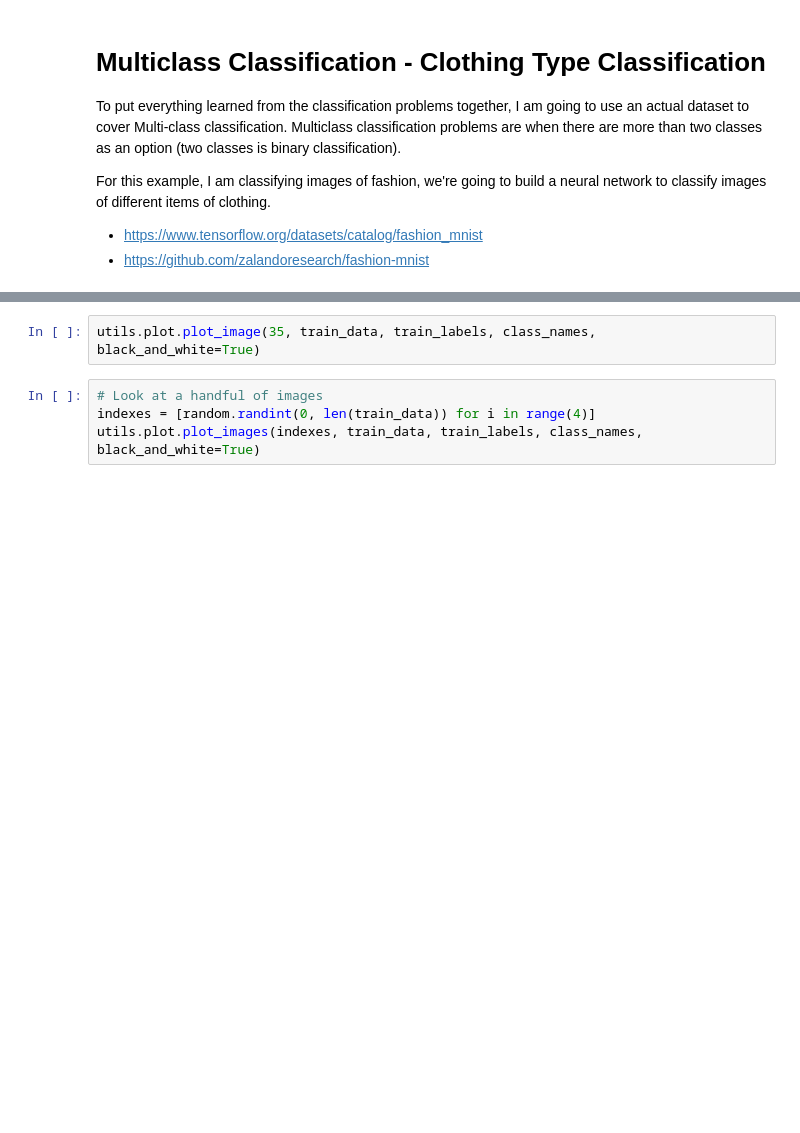
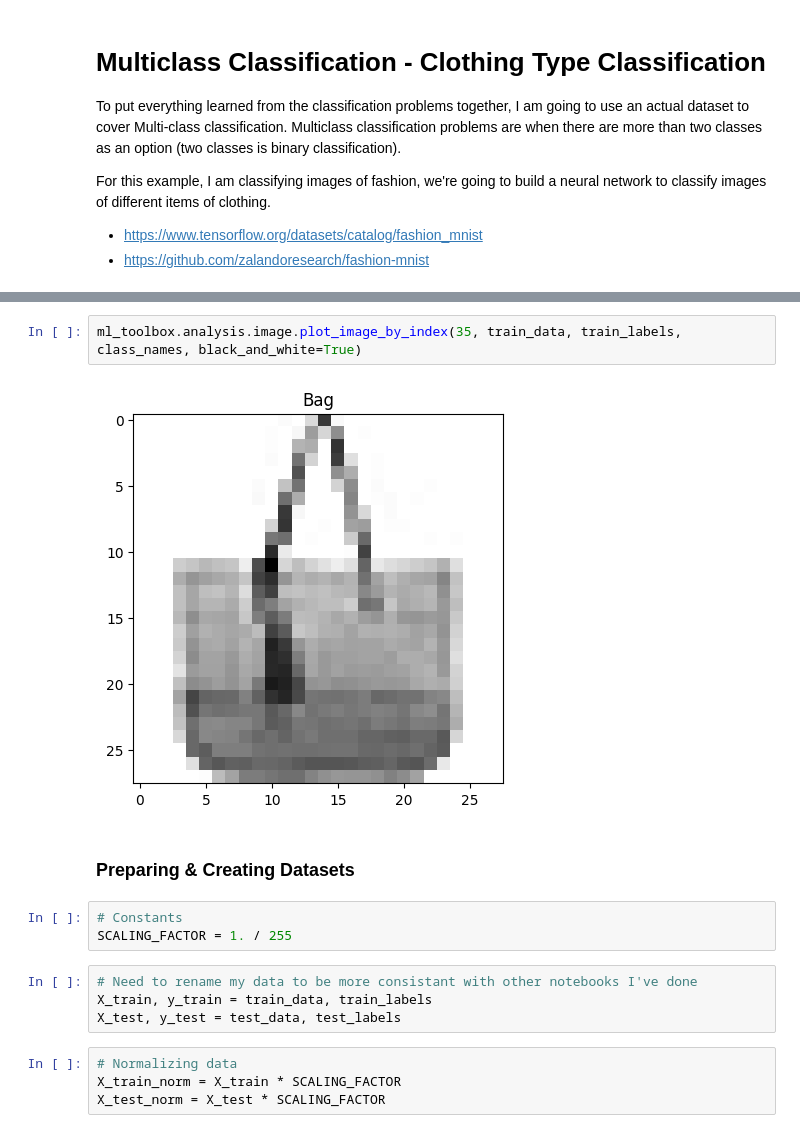
Before and after one commit to bkubick/deep-learning-development, a Jupyter notebook: projects/clothing_image_classification/clothing_image_classification.ipynb, the cells around one changed output, grey strips where cells are left out. Saved outputs shown, nothing was run; the diff lists cells and outputs as text; blank space fills up the shorter version.

Commit message:
Cleanup clothing classification project notebook

```diff
--- a/projects/clothing_image_classification/clothing_image_classification.ipynb
+++ b/projects/clothing_image_classification/clothing_image_classification.ipynb
@@ -59,6 +110,17 @@ utils.plot.plot_images([0, 1, 2, 3], train_data, train_labels, class_names, blac
 # %%
-utils.plot.plot_image(35, train_data, train_labels, class_names, black_and_white=True)
+ml_toolbox.analysis.image.plot_image_by_index(35, train_data, train_labels, class_names, black_and_white=True)
+# %% [output]
+[figure, added]
-# %%
-# Look at a handful of images
-indexes = [random.randint(0, len(train_data)) for i in range(4)]
-utils.plot.plot_images(indexes, train_data, train_labels, class_names, black_and_white=True)
+# %% [markdown]
+### Preparing & Creating Datasets
+# %%
+# Constants
+SCALING_FACTOR = 1. / 255
+# %%
+# Need to rename my data to be more consistant with other notebooks I've done
+X_train, y_train = train_data, train_labels
+X_test, y_test = test_data, test_labels
+# %%
+# Normalizing data
+X_train_norm = X_train * SCALING_FACTOR
+X_test_norm = X_test * SCALING_FACTOR
```
Also changed, not shown: parts of 60 cells of this notebook, 1 other file.
